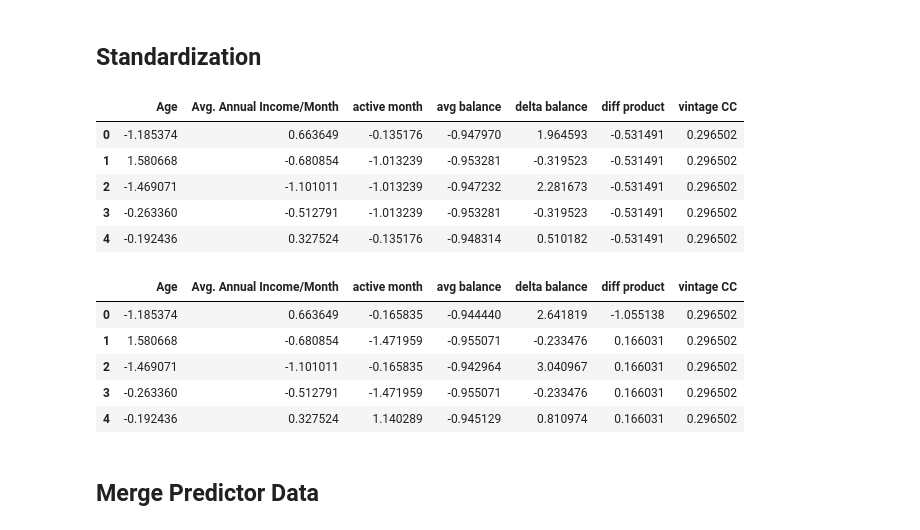
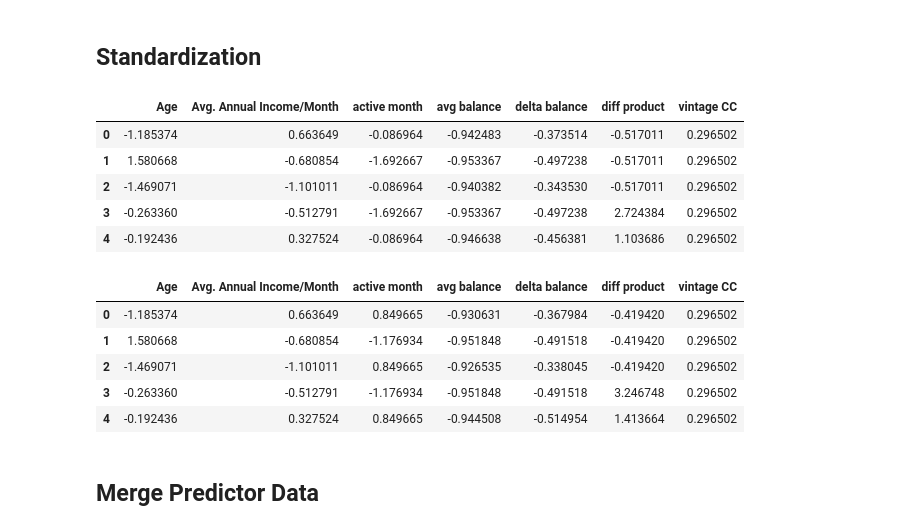
Before and after one commit to enthokz/Prediction-Model-Exercise, a Jupyter notebook: Prediction_Model_Exercise.ipynb, the cells around one changed output. Cells and saved outputs as stored; diff of their text form; code cells hidden in the pictures.

```diff
--- a/Prediction_Model_Exercise.ipynb
+++ b/Prediction_Model_Exercise.ipynb
@@ -820,25 +830,27 @@ exp1_val_num.head()
 # %%
 from sklearn.preprocessing import StandardScaler
 std= StandardScaler()
 exp1_val_num= pd.DataFrame(std.fit_transform(exp1_val_num))
-exp1_num.head()
+exp1_val_num.columns= predic_val_num
+exp1_val_num.head()
 # %% [output]
 |  | Age | Avg. Annual Income/Month | active month | avg balance | delta balance | diff product | vintage CC |
-| 0 | -1.185374 | 0.663649 | -0.135176 | -0.947970 | 1.964593 | -0.531491 | 0.296502 |
-| 1 | 1.580668 | -0.680854 | -1.013239 | -0.953281 | -0.319523 | -0.531491 | 0.296502 |
-| 2 | -1.469071 | -1.101011 | -1.013239 | -0.947232 | 2.281673 | -0.531491 | 0.296502 |
-| 3 | -0.263360 | -0.512791 | -1.013239 | -0.953281 | -0.319523 | -0.531491 | 0.296502 |
-| 4 | -0.192436 | 0.327524 | -0.135176 | -0.948314 | 0.510182 | -0.531491 | 0.296502 |
+| 0 | -1.185374 | 0.663649 | -0.086964 | -0.942483 | -0.373514 | -0.517011 | 0.296502 |
+| 1 | 1.580668 | -0.680854 | -1.692667 | -0.953367 | -0.497238 | -0.517011 | 0.296502 |
+| 2 | -1.469071 | -1.101011 | -0.086964 | -0.940382 | -0.343530 | -0.517011 | 0.296502 |
+| 3 | -0.263360 | -0.512791 | -1.692667 | -0.953367 | -0.497238 | 2.724384 | 0.296502 |
+| 4 | -0.192436 | 0.327524 | -0.086964 | -0.946638 | -0.456381 | 1.103686 | 0.296502 |
 # %%
 exp2_val_num= pd.DataFrame(std.fit_transform(exp2_val_num))
-exp2_num.head()
+exp2_val_num.columns= predic_val_num
+exp2_val_num.head()
 # %% [output]
 |  | Age | Avg. Annual Income/Month | active month | avg balance | delta balance | diff product | vintage CC |
-| 0 | -1.185374 | 0.663649 | -0.165835 | -0.944440 | 2.641819 | -1.055138 | 0.296502 |
-| 1 | 1.580668 | -0.680854 | -1.471959 | -0.955071 | -0.233476 | 0.166031 | 0.296502 |
-| 2 | -1.469071 | -1.101011 | -0.165835 | -0.942964 | 3.040967 | 0.166031 | 0.296502 |
-| 3 | -0.263360 | -0.512791 | -1.471959 | -0.955071 | -0.233476 | 0.166031 | 0.296502 |
-| 4 | -0.192436 | 0.327524 | 1.140289 | -0.945129 | 0.810974 | 0.166031 | 0.296502 |
+| 0 | -1.185374 | 0.663649 | 0.849665 | -0.930631 | -0.367984 | -0.419420 | 0.296502 |
+| 1 | 1.580668 | -0.680854 | -1.176934 | -0.951848 | -0.491518 | -0.419420 | 0.296502 |
+| 2 | -1.469071 | -1.101011 | 0.849665 | -0.926535 | -0.338045 | -0.419420 | 0.296502 |
+| 3 | -0.263360 | -0.512791 | -1.176934 | -0.951848 | -0.491518 | 3.246748 | 0.296502 |
+| 4 | -0.192436 | 0.327524 | 0.849665 | -0.944508 | -0.514954 | 1.413664 | 0.296502 |
 # %% [markdown]
 ## Merge Predictor Data
 # %%
```
Also changed, not shown: parts of 37 cells of this notebook.
